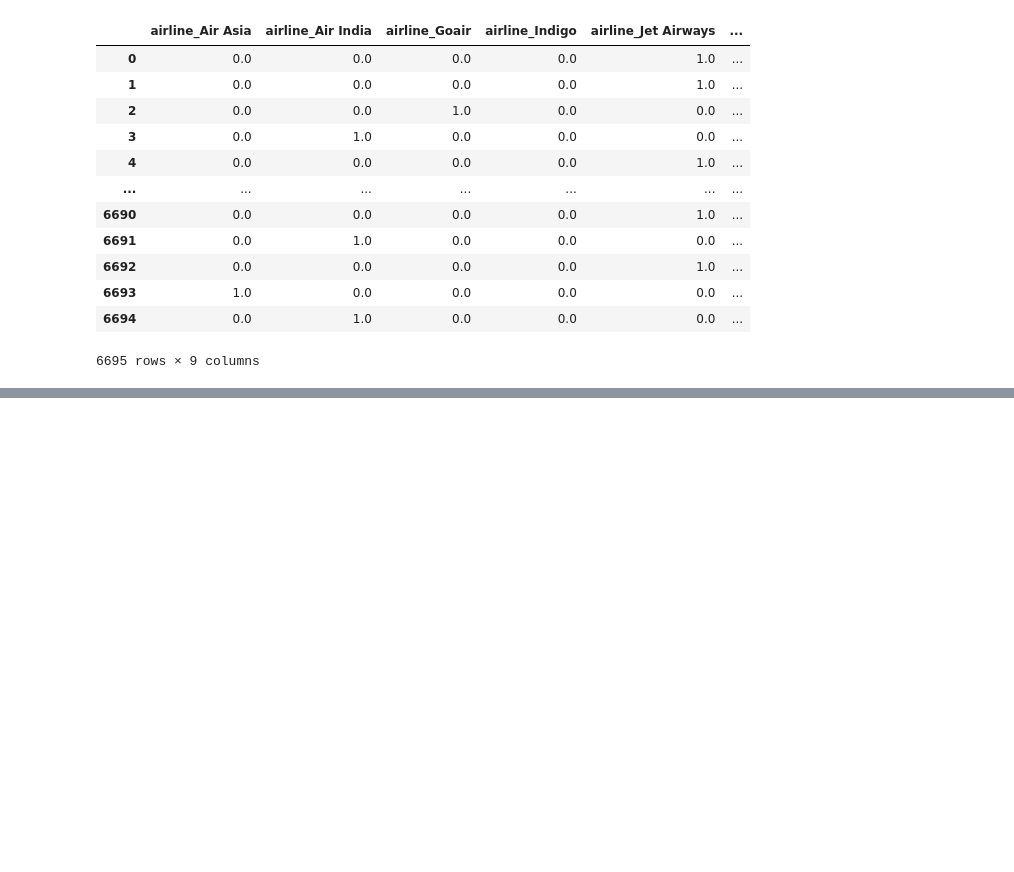
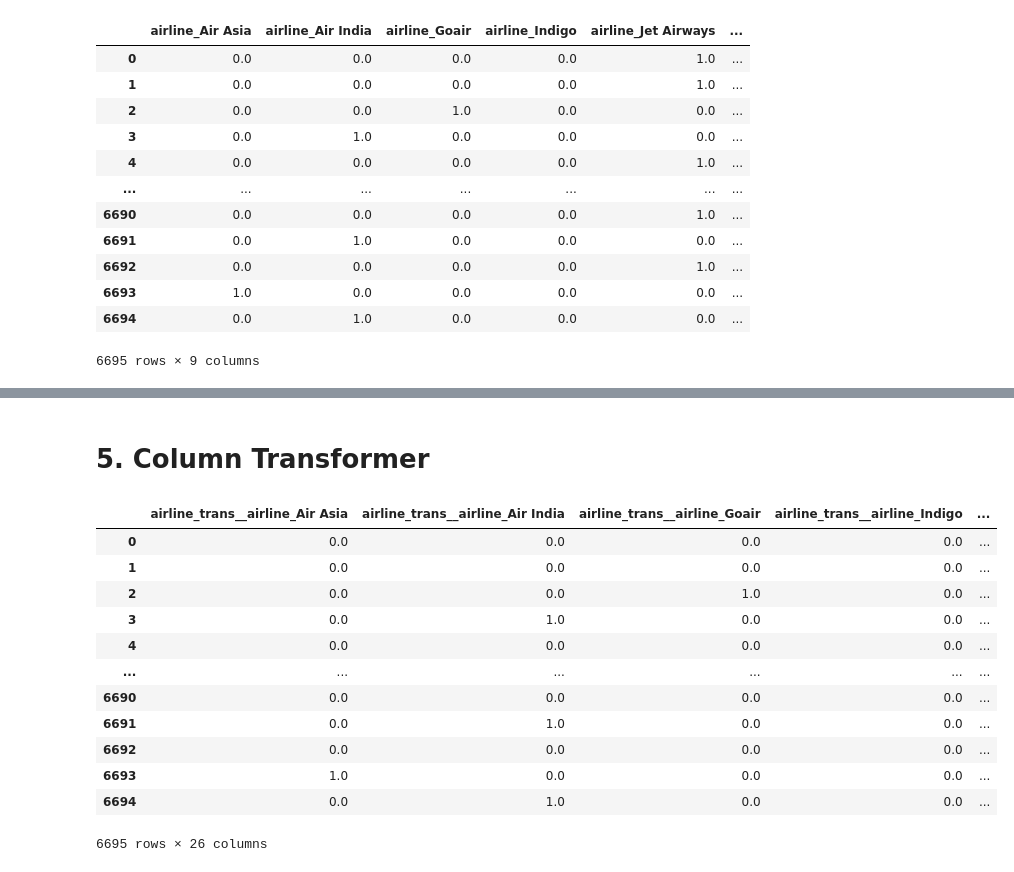
Before and after one commit to PRSOUBHAGYA/flights-price-prediction-sagemaker, a Jupyter notebook: notebook/feature_engineering.ipynb, the cells around one changed output, grey strips where cells are left out. Drawn from its saved outputs; the diff is of its cells as text; code cells hidden in the pictures; blank space fills up the shorter version.

```diff
--- a/notebook/feature_engineering.ipynb
+++ b/notebook/feature_engineering.ipynb
@@ -119,0 +273,3 @@ pandas.DataFrame
+# %%
+time_subset_X = X[['dep_time','arrival_time']]
+time_subset_X
@@ -119,0 +290,8 @@ pandas.DataFrame
+# %%
+time_pipe_1 = Pipeline(
+    steps=[
+        ('time_feat',DatetimeFeatures(features_to_extract=['hour','minute'])),
+        ('scaler',MinMaxScaler())
+    ]
+)
+time_pipe_1.fit_transform(time_subset_X)
@@ -119,0 +351,39 @@ pandas.DataFrame
+# %%
+time_pipe_2 = Pipeline(steps=[
+    ("part_of_the_day_trans", FunctionTransformer(func=get_part_of_day)),
+    ("count_enco", CountFrequencyEncoder()),
+    ("scaler", MinMaxScaler())
+])
+# %%
+time_transformer = FeatureUnion([
+    ('step_1', time_pipe_1,),
+    ('step_2',time_pipe_2)
+])
+# %% [markdown]
+# 5. Column Transformer
+# %%
+col_transformer = ColumnTransformer(
+    [
+        ('airline_trans',airline_transformer,['airline']),
+        ('doj_trans',date_of_journey_transformer,['date_of_journey']),
+        ('loc_trans',location_transformer,['source','destination']),
+        ('time_trans', time_transformer,['dep_time','arrival_time'])
+    ],
+    remainder='passthrough'
+)
+
+col_transformer.fit_transform(X,y)
+# %% [output]
+|  | airline_trans__airline_Air Asia | airline_trans__airline_Air India | airline_trans__airline_Goair | airline_trans__airline_Indigo | ... |
+| 0 | 0.0 | 0.0 | 0.0 | 0.0 | ... |
+| 1 | 0.0 | 0.0 | 0.0 | 0.0 | ... |
+| 2 | 0.0 | 0.0 | 1.0 | 0.0 | ... |
+| 3 | 0.0 | 1.0 | 0.0 | 0.0 | ... |
+| 4 | 0.0 | 0.0 | 0.0 | 0.0 | ... |
+| ... | ... | ... | ... | ... | ... |
+| 6690 | 0.0 | 0.0 | 0.0 | 0.0 | ... |
+| 6691 | 0.0 | 1.0 | 0.0 | 0.0 | ... |
+| 6692 | 0.0 | 0.0 | 0.0 | 0.0 | ... |
+| 6693 | 1.0 | 0.0 | 0.0 | 0.0 | ... |
+| 6694 | 0.0 | 1.0 | 0.0 | 0.0 | ... |
+6695 rows × 26 columns
```
Also changed, not shown: parts of 21 cells of this notebook.
